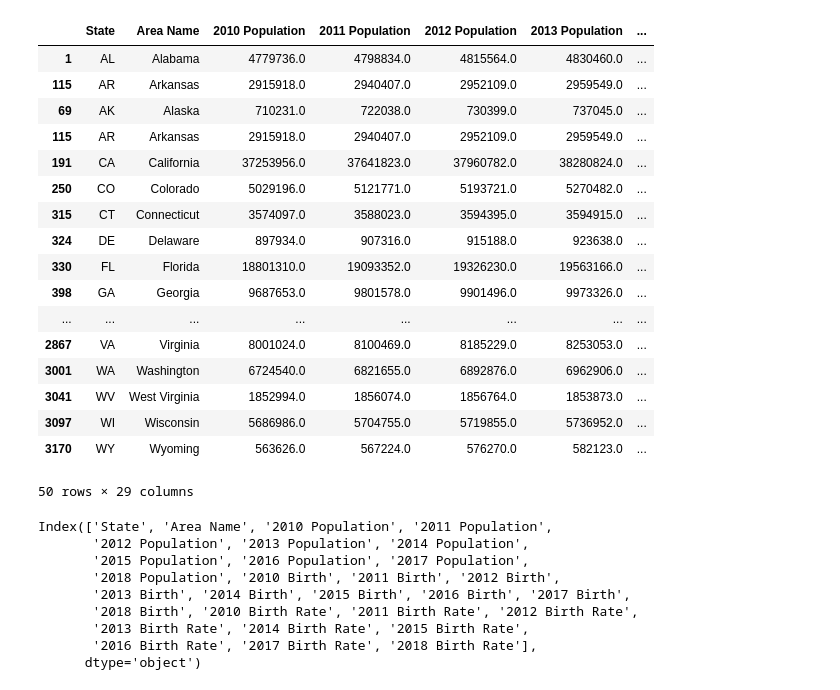
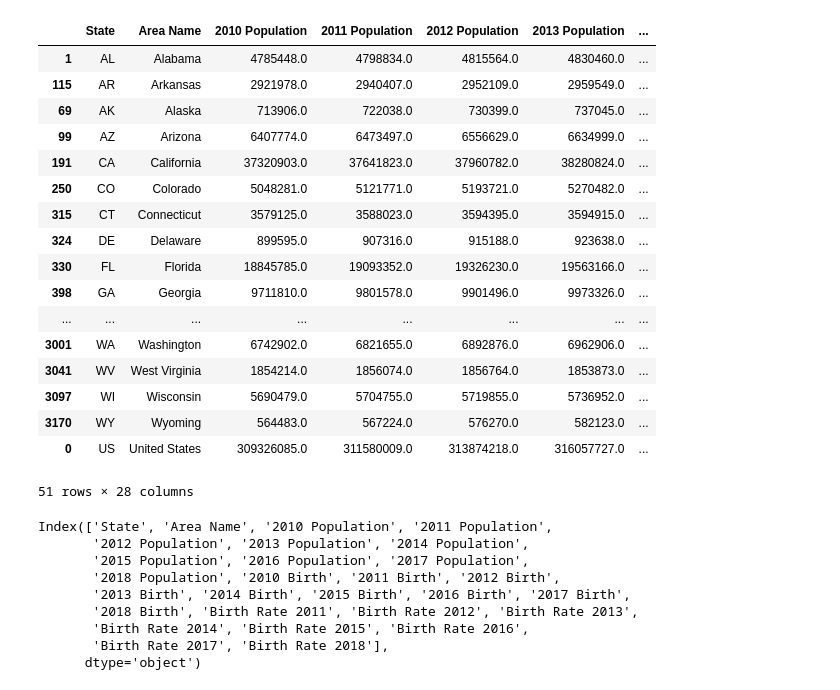
Before and after one commit to shawn-cavalieri/panic_at_the_desktop_project_1, a Jupyter notebook: svitlana_file.ipynb, the cells around one changed output. Cells and saved outputs as stored; diff of their text form; code cells hidden in the pictures.

```diff
--- a/svitlana_file.ipynb
+++ b/svitlana_file.ipynb
@@ -17,3 +8,2 @@ population.head()
 # %%
-population = population.drop(population.index[0])
-population.columns
+#population = population.drop(population.index[0])
@@ -30,5 +10,5 @@ Index(['FIPS', 'State', 'Area_Name', 'Rural-urban_Continuum Code_2003',
 # %%
-new_df=population[["State","Area_Name","CENSUS_2010_POP", "POP_ESTIMATE_2011",
+new_df=population[["State","Area_Name","POP_ESTIMATE_2010", "POP_ESTIMATE_2011",
                    "POP_ESTIMATE_2012", "POP_ESTIMATE_2013", "POP_ESTIMATE_2014",
                    "POP_ESTIMATE_2015", "POP_ESTIMATE_2016", "POP_ESTIMATE_2017","POP_ESTIMATE_2018",
                    "Births_2010", "Births_2011", "Births_2012", "Births_2013", "Births_2014", "Births_2015",
@@ -70,5 +50,5 @@ new_df
 # %%
-new_df=new_df.rename(columns={"Area_Name":"Area Name", "CENSUS_2010_POP":"2010 Population", "POP_ESTIMATE_2011":"2011 Population",
+new_df=new_df.rename(columns={"Area_Name":"Area Name", "POP_ESTIMATE_2010":"2010 Population", "POP_ESTIMATE_2011":"2011 Population",
                              "POP_ESTIMATE_2012":"2012 Population", "POP_ESTIMATE_2013":"2013 Population", "POP_ESTIMATE_2014":"2014 Population",
                              "POP_ESTIMATE_2015":"2015 Population", "POP_ESTIMATE_2016":"2016 Population", "POP_ESTIMATE_2017":"2017 Population",
                              "POP_ESTIMATE_2018":"2018 Population", "Births_2010":"2010 Birth", "Births_2011":"2011 Birth", "Births_2012":"2012 Birth",
@@ -185,15 +164,15 @@ Area Name           object
 2018 Birth         float64
 dtype: object
 # %%
-new_df["2010 Birth Rate"]=1000*(new_df["2010 Birth"]/new_df["2010 Population"])
-new_df["2011 Birth Rate"]=1000*(new_df["2011 Birth"]/new_df["2011 Population"])
-new_df["2012 Birth Rate"]=1000*(new_df["2012 Birth"]/new_df["2012 Population"])
-new_df["2013 Birth Rate"]=1000*(new_df["2013 Birth"]/new_df["2013 Population"])
-new_df["2014 Birth Rate"]=1000*(new_df["2014 Birth"]/new_df["2014 Population"])
-new_df["2015 Birth Rate"]=1000*(new_df["2015 Birth"]/new_df["2015 Population"])
-new_df["2016 Birth Rate"]=1000*(new_df["2016 Birth"]/new_df["2016 Population"])
-new_df["2017 Birth Rate"]=1000*(new_df["2017 Birth"]/new_df["2017 Population"])
-new_df["2018 Birth Rate"]=1000*(new_df["2018 Birth"]/new_df["2018 Population"])
+#new_df["Birth Rate 2010"]=1000*(new_df["2010 Birth"]/new_df["2010 Population"])
+new_df["Birth Rate 2011"]=1000*(new_df["2011 Birth"]/new_df["2011 Population"])
+new_df["Birth Rate 2012"]=1000*(new_df["2012 Birth"]/new_df["2012 Population"])
+new_df["Birth Rate 2013"]=1000*(new_df["2013 Birth"]/new_df["2013 Population"])
+new_df["Birth Rate 2014"]=1000*(new_df["2014 Birth"]/new_df["2014 Population"])
+new_df["Birth Rate 2015"]=1000*(new_df["2015 Birth"]/new_df["2015 Population"])
+new_df["Birth Rate 2016"]=1000*(new_df["2016 Birth"]/new_df["2016 Population"])
+new_df["Birth Rate 2017"]=1000*(new_df["2017 Birth"]/new_df["2017 Population"])
+new_df["Birth Rate 2018"]=1000*(new_df["2018 Birth"]/new_df["2018 Population"])
 
 new_df
 # %% [output]
@@ -213,6 +192,6 @@ new_df
 # %%
 new_df_AL=new_df.loc[new_df["Area Name"]=="Alabama"]
-new_df_AR=new_df.loc[new_df["Area Name"]=="Arizona"]
+new_df_AZ=new_df.loc[new_df["Area Name"]=="Arizona"]
 new_df_AK=new_df.loc[new_df["Area Name"]=="Alaska"]
 new_df_AR=new_df.loc[new_df["Area Name"]=="Arkansas"]
 new_df_CA=new_df.loc[new_df["Area Name"]=="California"]
@@ -246,53 +225,55 @@ new_df_NY=new_df.loc[new_df["Area Name"]=="New York"]
 new_df_NC=new_df.loc[new_df["Area Name"]=="North Carolina"]
 new_df_ND=new_df.loc[new_df["Area Name"]=="North Dakota"]
 new_df_OH=new_df.loc[new_df["Area Name"]=="Ohio"]
 new_df_OK=new_df.loc[new_df["Area Name"]=="Oklahoma"]
 new_df_OR=new_df.loc[new_df["Area Name"]=="Oregon"]
 new_df_PA=new_df.loc[new_df["Area Name"]=="Pennsylvania"]
 new_df_RI=new_df.loc[new_df["Area Name"]=="Rhode Island"]
 new_df_SC=new_df.loc[new_df["Area Name"]=="South Carolina"]
 new_df_SD=new_df.loc[new_df["Area Name"]=="South Dakota"]
 new_df_TN=new_df.loc[new_df["Area Name"]=="Tennessee"]
 new_df_TX=new_df.loc[new_df["Area Name"]=="Texas"]
 new_df_UT=new_df.loc[new_df["Area Name"]=="Utah"]
 new_df_VT=new_df.loc[new_df["Area Name"]=="Vermont"]
 new_df_VA=new_df.loc[new_df["Area Name"]=="Virginia"]
 new_df_WA=new_df.loc[new_df["Area Name"]=="Washington"]
 new_df_WV=new_df.loc[new_df["Area Name"]=="West Virginia"]
 new_df_WI=new_df.loc[new_df["Area Name"]=="Wisconsin"]
 new_df_WY=new_df.loc[new_df["Area Name"]=="Wyoming"]
+new_df_US=new_df.loc[new_df["Area Name"]=="United States"]
 
 
 
-new_df_states=pd.concat([new_df_AL, new_df_AR, new_df_AK, new_df_AR, new_df_CA, new_df_CO, new_df_CT,
+new_df_states=pd.concat([new_df_AL, new_df_AR, new_df_AK, new_df_AZ, new_df_CA, new_df_CO, new_df_CT,
                          new_df_DE, new_df_FL, new_df_GA, new_df_HI, new_df_ID, new_df_IL, new_df_IN,
                          new_df_IO, new_df_KS, new_df_KY, new_df_LA, new_df_ME, new_df_MD, new_df_MA,
                          new_df_MI, new_df_MN, new_df_MS, new_df_MO, new_df_MT, new_df_NE, new_df_NV,
                          new_df_NH, new_df_NJ, new_df_NM, new_df_NY, new_df_NC, new_df_ND, new_df_OH,
                          new_df_OK, new_df_OR, new_df_PA, new_df_RI, new_df_SC, new_df_SD, new_df_TN,
-                         new_df_TX, new_df_UT, new_df_VT, new_df_VA, new_df_WA, new_df_WV, new_df_WI, new_df_WY], axis=0)
+                         new_df_TX, new_df_UT, new_df_VT, new_df_VA, new_df_WA, new_df_WV, new_df_WI,
+                         new_df_WY, new_df_US], axis=0)
 
 
-new_df_states.head(50)
+new_df_states
 # %% [output]
 |  | State | Area Name | 2010 Population | 2011 Population | 2012 Population | 2013 Population | ... |
-| 1 | AL | Alabama | 4779736.0 | 4798834.0 | 4815564.0 | 4830460.0 | ... |
-| 115 | AR | Arkansas | 2915918.0 | 2940407.0 | 2952109.0 | 2959549.0 | ... |
-| 69 | AK | Alaska | 710231.0 | 722038.0 | 730399.0 | 737045.0 | ... |
-| 115 | AR | Arkansas | 2915918.0 | 2940407.0 | 2952109.0 | 2959549.0 | ... |
-| 191 | CA | California | 37253956.0 | 37641823.0 | 37960782.0 | 38280824.0 | ... |
-| 250 | CO | Colorado | 5029196.0 | 5121771.0 | 5193721.0 | 5270482.0 | ... |
-| 315 | CT | Connecticut | 3574097.0 | 3588023.0 | 3594395.0 | 3594915.0 | ... |
-| 324 | DE | Delaware | 897934.0 | 907316.0 | 915188.0 | 923638.0 | ... |
-| 330 | FL | Florida | 18801310.0 | 19093352.0 | 19326230.0 | 19563166.0 | ... |
-| 398 | GA | Georgia | 9687653.0 | 9801578.0 | 9901496.0 | 9973326.0 | ... |
+| 1 | AL | Alabama | 4785448.0 | 4798834.0 | 4815564.0 | 4830460.0 | ... |
+| 115 | AR | Arkansas | 2921978.0 | 2940407.0 | 2952109.0 | 2959549.0 | ... |
+| 69 | AK | Alaska | 713906.0 | 722038.0 | 730399.0 | 737045.0 | ... |
+| 99 | AZ | Arizona | 6407774.0 | 6473497.0 | 6556629.0 | 6634999.0 | ... |
+| 191 | CA | California | 37320903.0 | 37641823.0 | 37960782.0 | 38280824.0 | ... |
+| 250 | CO | Colorado | 5048281.0 | 5121771.0 | 5193721.0 | 5270482.0 | ... |
+| 315 | CT | Connecticut | 3579125.0 | 3588023.0 | 3594395.0 | 3594915.0 | ... |
+| 324 | DE | Delaware | 899595.0 | 907316.0 | 915188.0 | 923638.0 | ... |
+| 330 | FL | Florida | 18845785.0 | 19093352.0 | 19326230.0 | 19563166.0 | ... |
+| 398 | GA | Georgia | 9711810.0 | 9801578.0 | 9901496.0 | 9973326.0 | ... |
 | ... | ... | ... | ... | ... | ... | ... | ... |
-| 2867 | VA | Virginia | 8001024.0 | 8100469.0 | 8185229.0 | 8253053.0 | ... |
-| 3001 | WA | Washington | 6724540.0 | 6821655.0 | 6892876.0 | 6962906.0 | ... |
-| 3041 | WV | West Virginia | 1852994.0 | 1856074.0 | 1856764.0 | 1853873.0 | ... |
-| 3097 | WI | Wisconsin | 5686986.0 | 5704755.0 | 5719855.0 | 5736952.0 | ... |
-| 3170 | WY | Wyoming | 563626.0 | 567224.0 | 576270.0 | 582123.0 | ... |
+| 3001 | WA | Washington | 6742902.0 | 6821655.0 | 6892876.0 | 6962906.0 | ... |
+| 3041 | WV | West Virginia | 1854214.0 | 1856074.0 | 1856764.0 | 1853873.0 | ... |
+| 3097 | WI | Wisconsin | 5690479.0 | 5704755.0 | 5719855.0 | 5736952.0 | ... |
+| 3170 | WY | Wyoming | 564483.0 | 567224.0 | 576270.0 | 582123.0 | ... |
+| 0 | US | United States | 309326085.0 | 311580009.0 | 313874218.0 | 316057727.0 | ... |
-50 rows × 29 columns
+51 rows × 28 columns
 # %%
 new_df_states.columns
 # %% [output]
@@ -301,8 +282,8 @@ Index(['State', 'Area Name', '2010 Population', '2011 Population',
        '2015 Population', '2016 Population', '2017 Population',
        '2018 Population', '2010 Birth', '2011 Birth', '2012 Birth',
        '2013 Birth', '2014 Birth', '2015 Birth', '2016 Birth', '2017 Birth',
-       '2018 Birth', '2010 Birth Rate', '2011 Birth Rate', '2012 Birth Rate',
-       '2013 Birth Rate', '2014 Birth Rate', '2015 Birth Rate',
-       '2016 Birth Rate', '2017 Birth Rate', '2018 Birth Rate'],
+       '2018 Birth', 'Birth Rate 2011', 'Birth Rate 2012', 'Birth Rate 2013',
+       'Birth Rate 2014', 'Birth Rate 2015', 'Birth Rate 2016',
+       'Birth Rate 2017', 'Birth Rate 2018'],
       dtype='object')
 # %%
```
Also changed, not shown: parts of 41 cells of this notebook, 20 other files.
